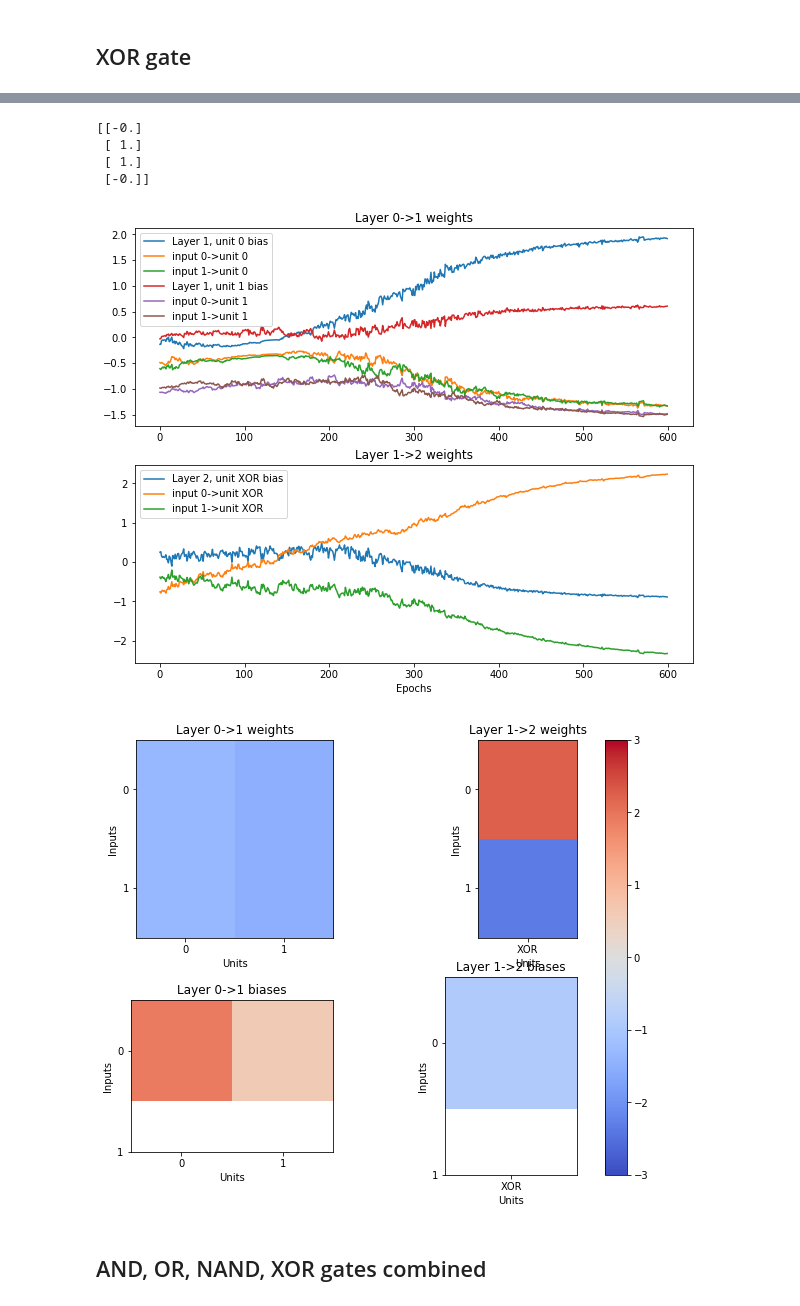
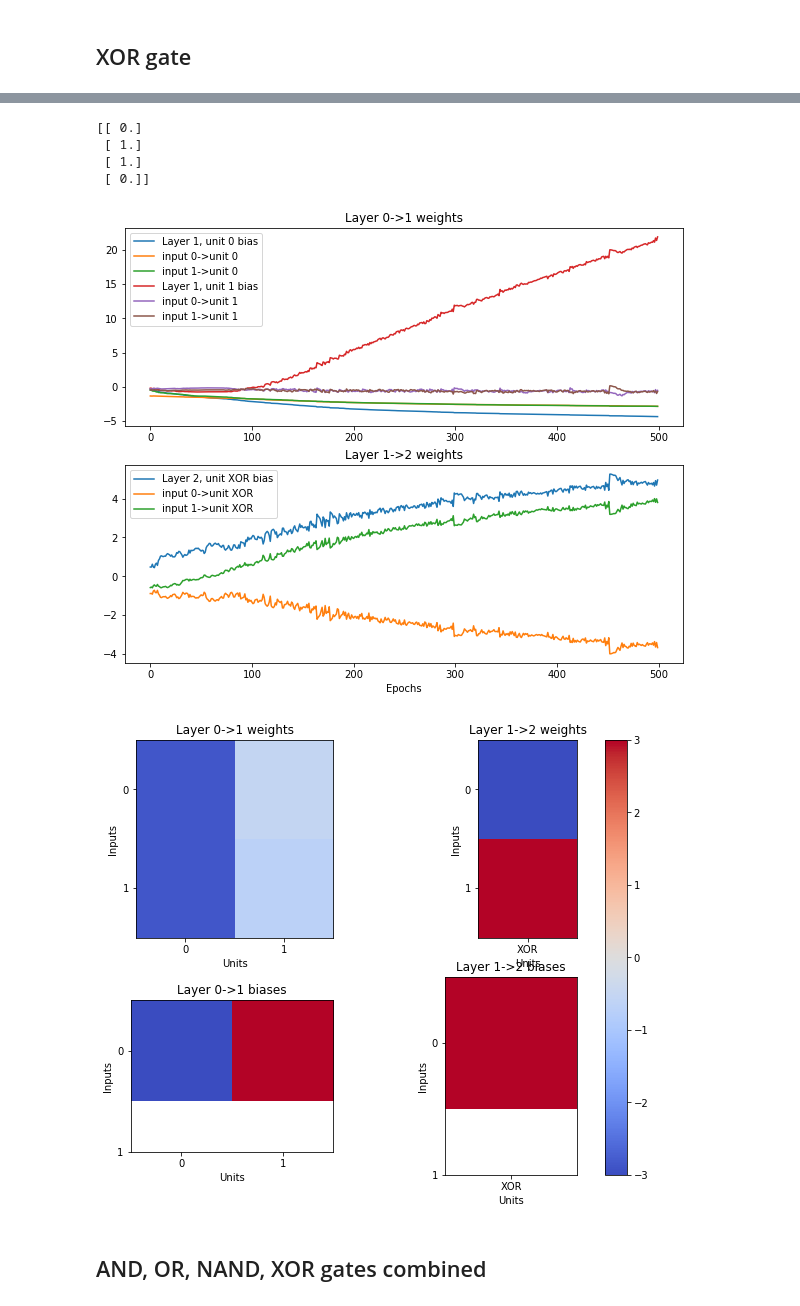
Before and after one commit to hazrmard/PoorMansNN, a Jupyter notebook: Learning logic gates.ipynb, the cells around one changed output, grey strips where cells are left out. Cells and saved outputs as stored; diff of their text form; code cells hidden in the pictures.

```diff
--- a/Learning logic gates.ipynb
+++ b/Learning logic gates.ipynb
@@ -158,24 +118,14 @@ array([[ 0.],
 # %% [markdown]
 ## XOR gate
 # %%
-batchsize = 20
-epochs = 600
-layers = [2, 2, 1]
-
-# Effects of using non-linear activations:
-activations = [act.tanh] * (len(layers) - 1)
-dactivations = [act.dtanh] * (len(layers) - 1)
-# ---
-# Effects of using no activation/ no non-linearity:
-# activations = [act.linear] * (len(layers) - 1)
-# dactivations = [act.dlinear] * (len(layers) - 1)
-# ---
-error = err.squared
-derror = err.dsquared
-rate = 0.5
+batchsize = 40
+epochs = 500
+layers = [Layer((2,), (2,), act.Tanh()), Layer((1,), (2,), act.Tanh())]
+error = loss.SquaredLoss()
+rate = 1.2
 optimizer = opt.Optimizer(rate)
 
-n = NN(layers, activations=activations, dactivations=dactivations, error=error, derror=derror, optimizer=optimizer)
+n = NN(layers, error=error, optimizer=optimizer)
 
 X = np.array([[0,0],
              [0,1],
@@ -186,7 +136,7 @@ Y = np.array([[0],
               [1],
               [0]])
 
-errors, whist = n.train(X, Y, batchsize, epochs, weighthist=True, train=(Y, X))
+errors, whist = n.train(X, Y, batchsize, epochs, train=(Y, X), weighthist=True)
 plotErrors(errors)
 print(np.round(n.predict(X)))
 plotWeightHistory(n, whist, ['XOR'])
@@ -196,9 +146,9 @@ plotFinalWeights(n, whist, ['XOR'])
-[[-0.]
+[[ 0.]
  [ 1.]
  [ 1.]
- [-0.]]
+ [ 0.]]
-[figure, old version]
+[figure, new version]
-[figure, old version]
+[figure, new version]
 # %% [markdown]
 ## AND, OR, NAND, XOR gates combined
 # %%
```
Also changed, not shown: parts of 7 cells of this notebook, 7 other files.
